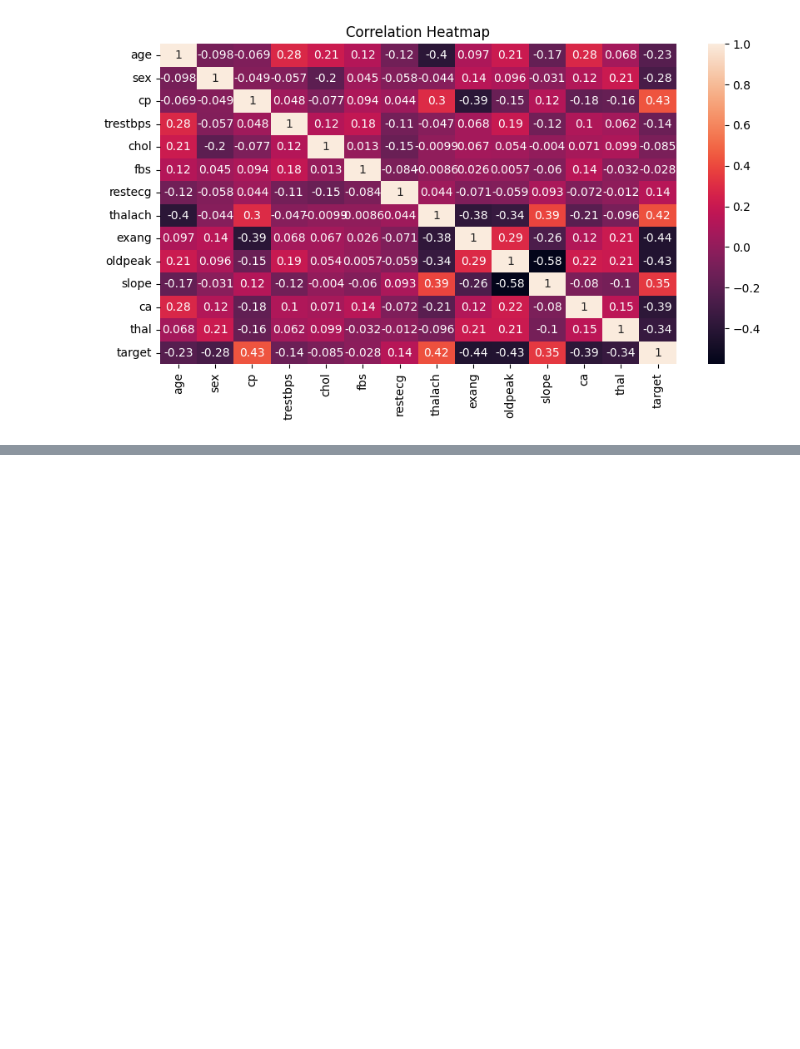
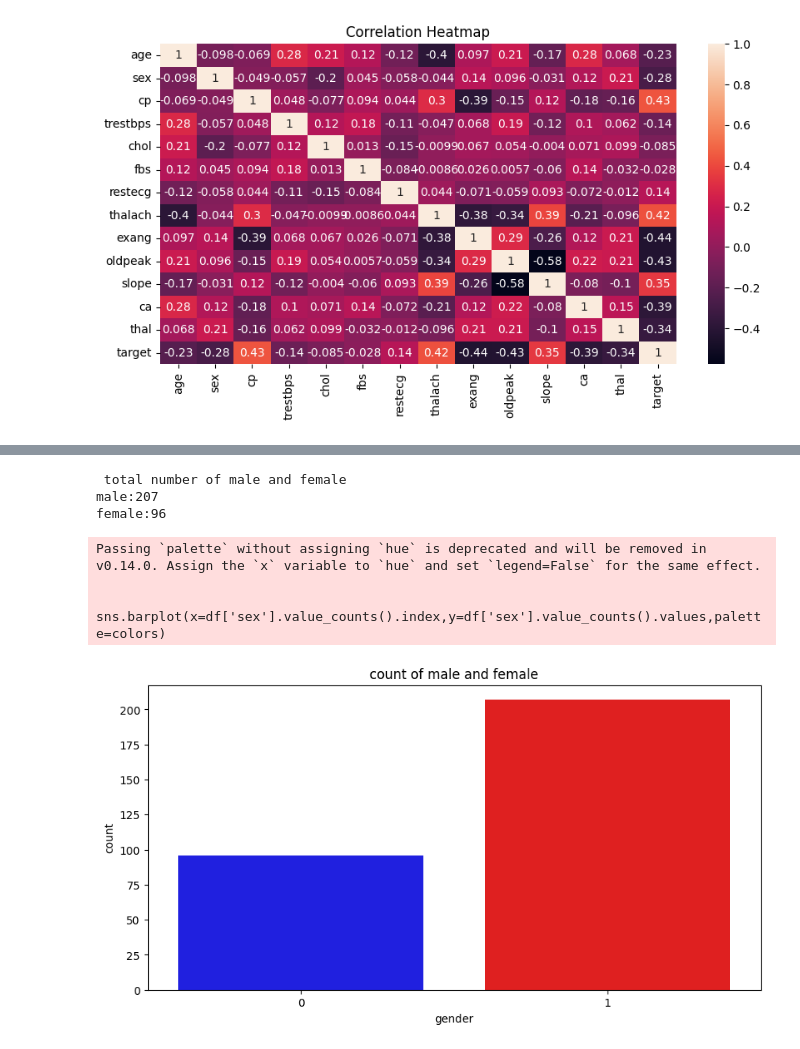
Before and after one commit to Teegee2000/cardiovascular-disease-predictions-leveraging-supervised-and-ensemble-machine-learning-models, a Jupyter notebook: cardiovascular_disease_(secondary_data).ipynb, the cells around one changed output, grey strips where cells are left out. Drawn from its saved outputs; the diff is of its cells as text; code cells hidden in the pictures; blank space fills up the shorter version.

```diff
--- a/cardiovascular_disease_(secondary_data).ipynb
+++ b/cardiovascular_disease_(secondary_data).ipynb
@@ -112,0 +144,24 @@ plt.show()
+# %%
+from __future__ import generator_stop
+## count of male and female
+generator_stop=df['sex'].value_counts()
+print("\n total number of male and female")
+print(f'male:{generator_stop[1]}')
+print(f'female:{generator_stop[0]}')
+# %% [output]
+ total number of male and female
+male:207
+female:96
+# %%
+plt.figure(figsize=(10,5))
+colors=['blue','red']
+sns.barplot(x=df['sex'].value_counts().index,y=df['sex'].value_counts().values,palette=colors)
+plt.title('count of male and female')
+plt.xlabel('gender')
+plt.ylabel('count')
+plt.show()
+# %% [output]
+Passing `palette` without assigning `hue` is deprecated and will be removed in v0.14.0. Assign the `x` variable to `hue` and set `legend=False` for the same effect.
+
+  sns.barplot(x=df['sex'].value_counts().index,y=df['sex'].value_counts().values,palette=colors)
+[figure, added]
```
Also changed, not shown: parts of 22 cells of this notebook.
